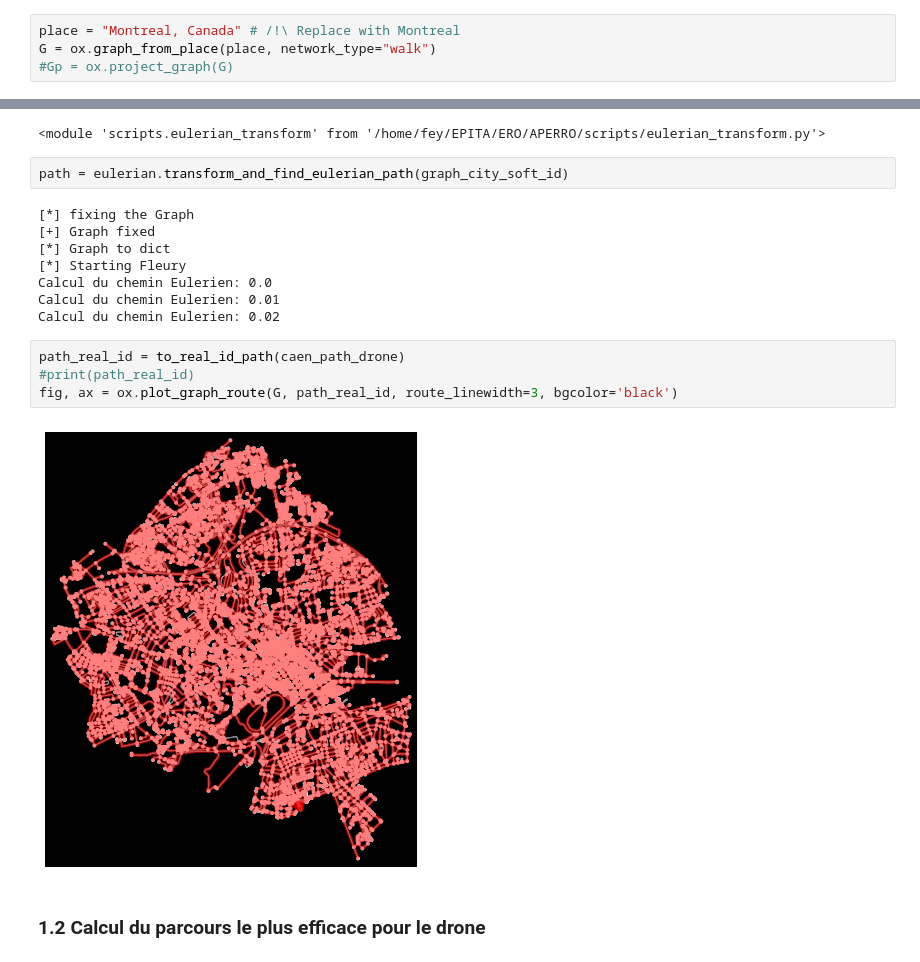
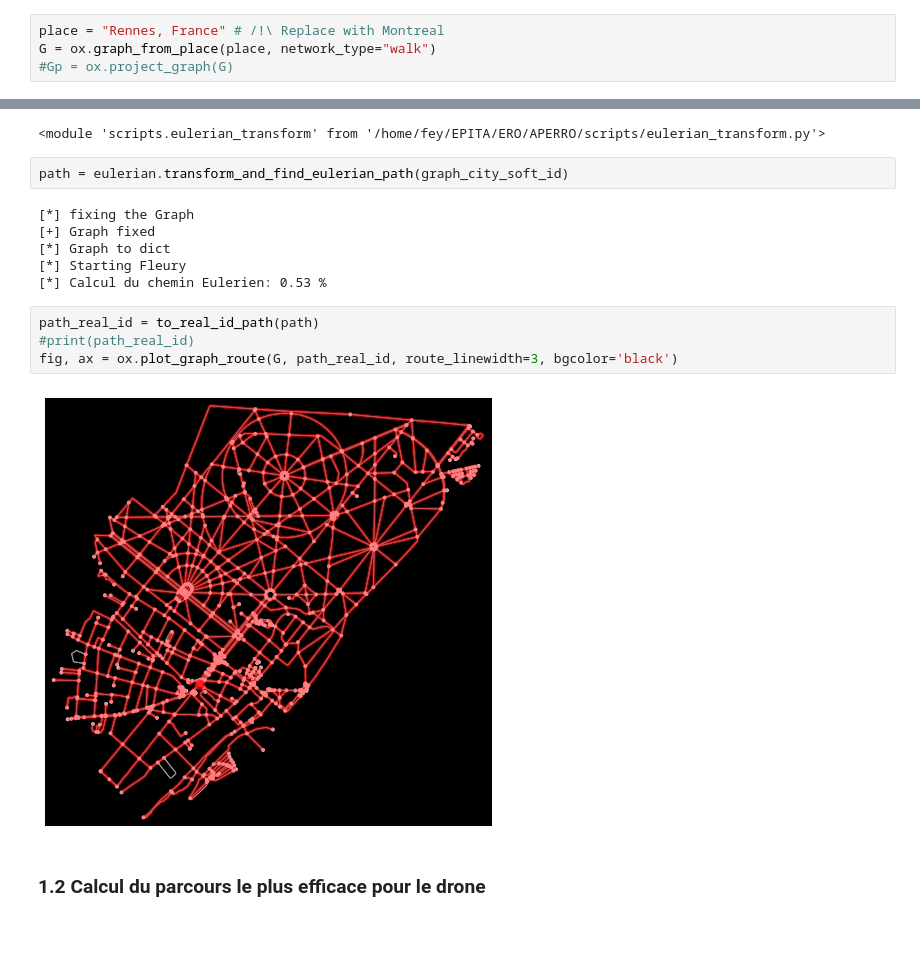
Before and after one commit to CACTUS-APPERO/APERRO, a Jupyter notebook: project_appero_final.ipynb, the cells around one changed output, grey strips where cells are left out. Cells and saved outputs as stored; diff of their text form; blank space fills up the shorter version.

```diff
--- a/project_appero_final.ipynb
+++ b/project_appero_final.ipynb
@@ -12,7 +12,7 @@ import osmnx as ox
 # %% [markdown]
 ## Partie 1: Cartographie de la ville par le drone ##
 # %%
-place = "Montreal, Canada" # /!\ Replace with Montreal
+place = "Rennes, France" # /!\ Replace with Montreal
 G = ox.graph_from_place(place, network_type="walk")
 #Gp = ox.project_graph(G)
 # %% [markdown]
@@ -119,15 +119,13 @@ path = eulerian.transform_and_find_eulerian_path(graph_city_soft_id)
 [+] Graph fixed
 [*] Graph to dict
 [*] Starting Fleury
-Calcul du chemin Eulerien: 0.0
-Calcul du chemin Eulerien: 0.01
-Calcul du chemin Eulerien: 0.02
+[*] Calcul du chemin Eulerien: 0.53 %
 # %%
-path_real_id = to_real_id_path(caen_path_drone)
+path_real_id = to_real_id_path(path)
 #print(path_real_id)
 fig, ax = ox.plot_graph_route(G, path_real_id, route_linewidth=3, bgcolor='black')
 # %% [output]
-[figure, old version]
+[figure, new version]
 # %% [markdown]
 ### 1.2 Calcul du parcours le plus efficace pour le drone ###
 # %%
```
Also changed, not shown: parts of 2 cells of this notebook, 3 other files.
